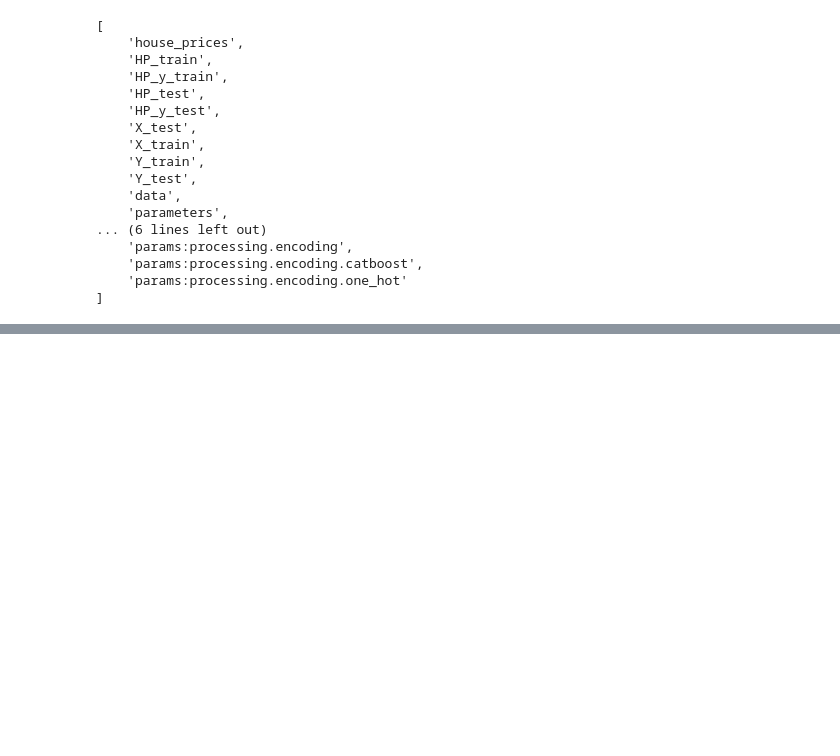
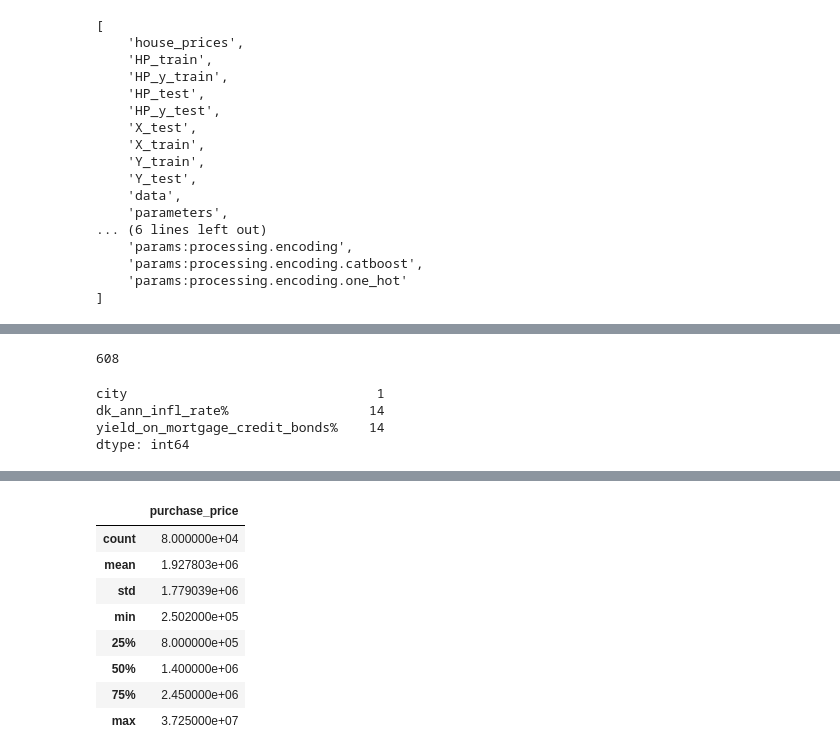
Before and after one commit to AndreiShelest/ML_house_prices, a Jupyter notebook: notebooks/eda.ipynb, the cells around one changed output, grey strips where cells are left out. Cells and saved outputs as stored; diff of their text form; code cells hidden in the pictures; blank space fills up the shorter version.

```diff
--- a/notebooks/eda.ipynb
+++ b/notebooks/eda.ipynb
@@ -80,0 +57,18 @@ array([2820, 4540, 9370, 6705, 6740, 6000, 6700, 2800, 6900, 7400, 4320,
+# %%
+print(len(X_train['city'].unique()))
+# %% [output]
+608
+# %%
+missing_values = X_train.isnull().sum()
+# Filter columns with missing values
+columns_with_missing = missing_values[missing_values > 0]
+
+print(columns_with_missing)
+# %% [output]
+city                                1
+dk_ann_infl_rate%                  14
+yield_on_mortgage_credit_bonds%    14
+dtype: int64
+# %%
+Y_train.describe()
+# %% [output]
@@ -80,0 +76,9 @@ array([2820, 4540, 9370, 6705, 6740, 6000, 6700, 2800, 6900, 7400, 4320,
+|  | purchase_price |
+| count | 8.000000e+04 |
+| mean | 1.927803e+06 |
+| std | 1.779039e+06 |
+| min | 2.502000e+05 |
+| 25% | 8.000000e+05 |
+| 50% | 1.400000e+06 |
+| 75% | 2.450000e+06 |
+| max | 3.725000e+07 |
```
Also changed, not shown: parts of 8 cells of this notebook, 8 other files.
